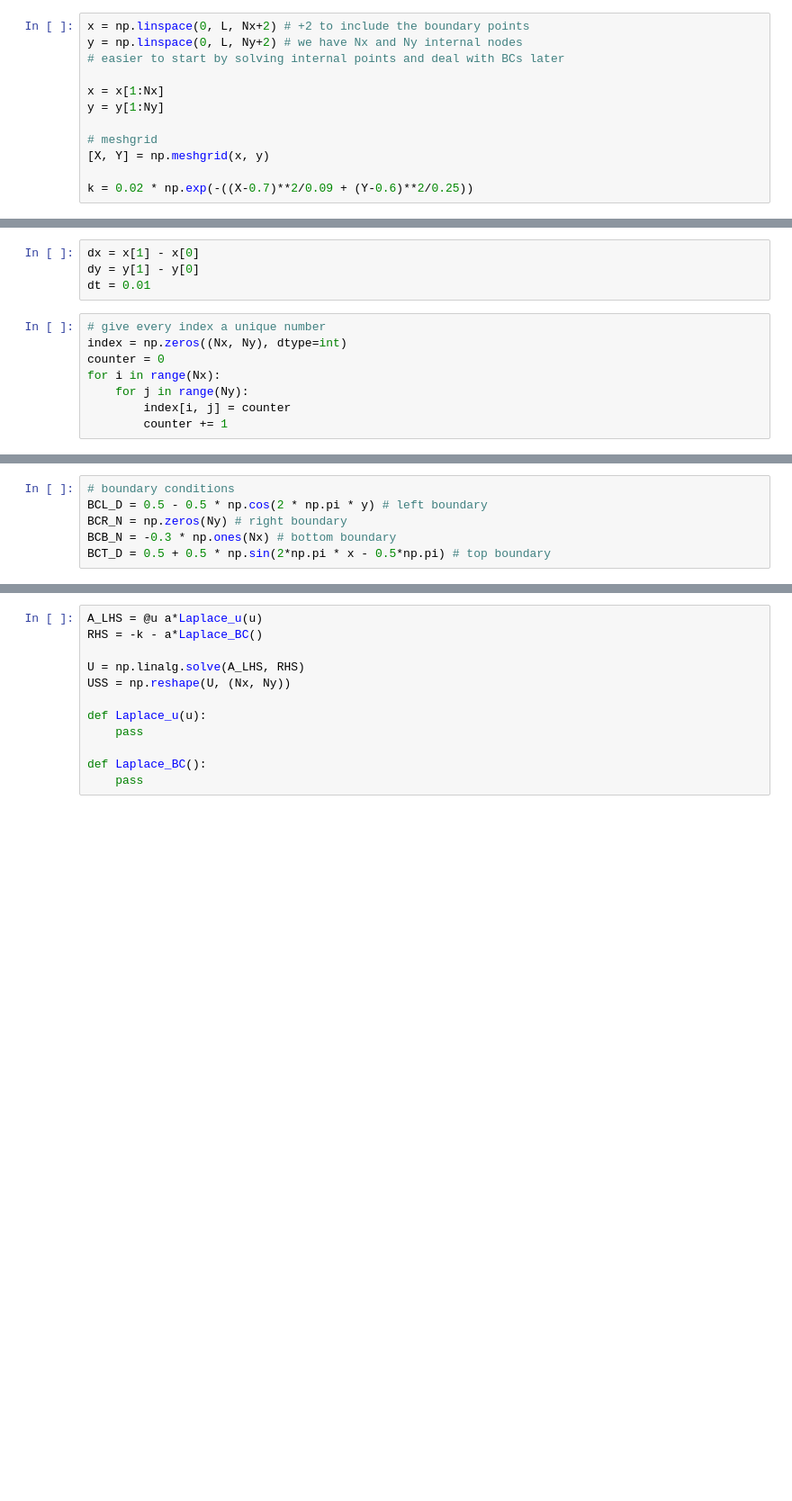
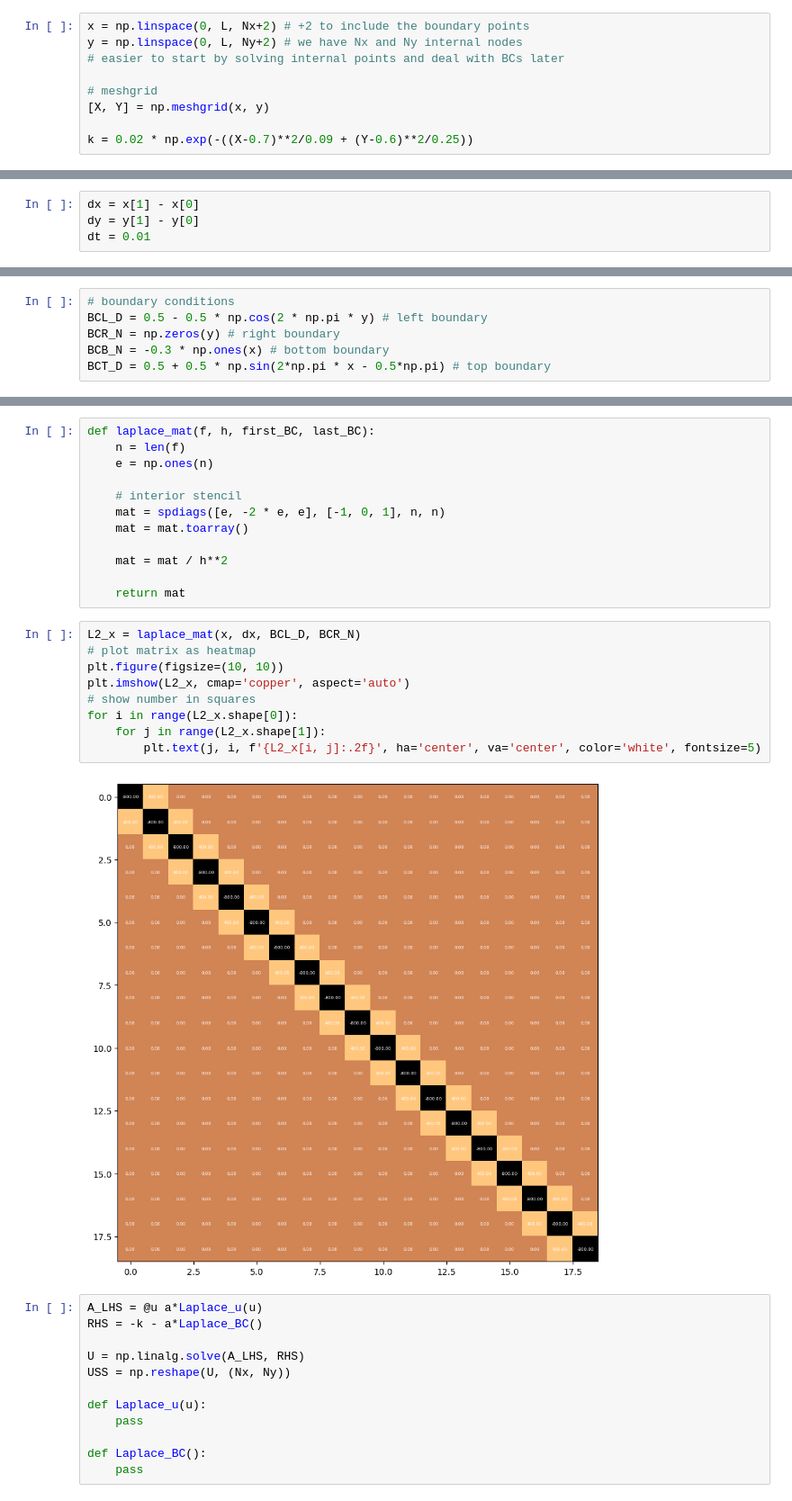
Before and after one commit to jadenmecham/ME-793-CFD, a Jupyter notebook: project_1/project_1.ipynb, the cells around one changed output, grey strips where cells are left out. Shown at 90% size. Cells and saved outputs as stored; diff of their text form; blank space fills up the shorter version.

```diff
--- a/project_1/project_1.ipynb
+++ b/project_1/project_1.ipynb
@@ -27,9 +29,6 @@ x = np.linspace(0, L, Nx+2) # +2 to include the boundary points
 y = np.linspace(0, L, Ny+2) # we have Nx and Ny internal nodes
 # easier to start by solving internal points and deal with BCs later
 
-x = x[1:Nx]
-y = y[1:Ny]
-
 # meshgrid
 [X, Y] = np.meshgrid(x, y)
 
@@ -44,11 +47,3 @@ plt.contourf(X, Y, k, levels=50)
 dx = x[1] - x[0]
 dy = y[1] - y[0]
 dt = 0.01
-# %%
-# give every index a unique number
-index = np.zeros((Nx, Ny), dtype=int)
-counter = 0
-for i in range(Nx):
-    for j in range(Ny):
-        index[i, j] = counter
-        counter += 1
@@ -55,6 +54,6 @@ for i in range(Nx):
 # %%
 # boundary conditions
 BCL_D = 0.5 - 0.5 * np.cos(2 * np.pi * y) # left boundary
-BCR_N = np.zeros(Ny) # right boundary
-BCB_N = -0.3 * np.ones(Nx) # bottom boundary
+BCR_N = np.zeros(y) # right boundary
+BCB_N = -0.3 * np.ones(x) # bottom boundary
 BCT_D = 0.5 + 0.5 * np.sin(2*np.pi * x - 0.5*np.pi) # top boundary
@@ -61,3 +62,26 @@ BCT_D = 0.5 + 0.5 * np.sin(2*np.pi * x - 0.5*np.pi) # top boundary
+# %%
+def laplace_mat(f, h, first_BC, last_BC):
+    n = len(f)
+    e = np.ones(n)
+
+    # interior stencil
+    mat = spdiags([e, -2 * e, e], [-1, 0, 1], n, n)
+    mat = mat.toarray()
+
+    mat = mat / h**2
+
+    return mat
+# %%
+L2_x = laplace_mat(x, dx, BCL_D, BCR_N)
+# plot matrix as heatmap
+plt.figure(figsize=(10, 10))
+plt.imshow(L2_x, cmap='copper', aspect='auto')
+# show number in squares
+for i in range(L2_x.shape[0]):
+    for j in range(L2_x.shape[1]):
+        plt.text(j, i, f'{L2_x[i, j]:.2f}', ha='center', va='center', color='white', fontsize=5)
+# %% [output]
+[figure, added]
 # %%
 A_LHS = @u a*Laplace_u(u)
 RHS = -k - a*Laplace_BC()
```
Also changed, not shown: parts of 6 cells of this notebook, 2 other files.
